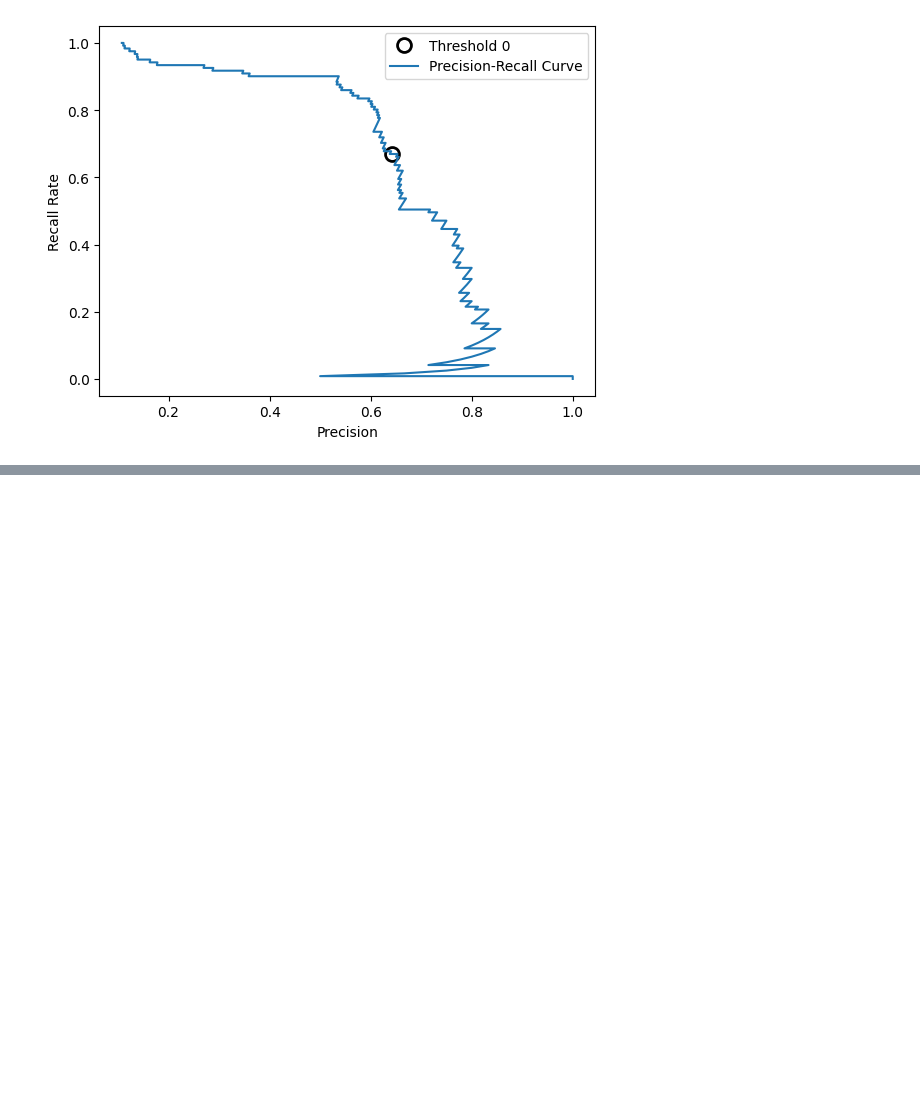
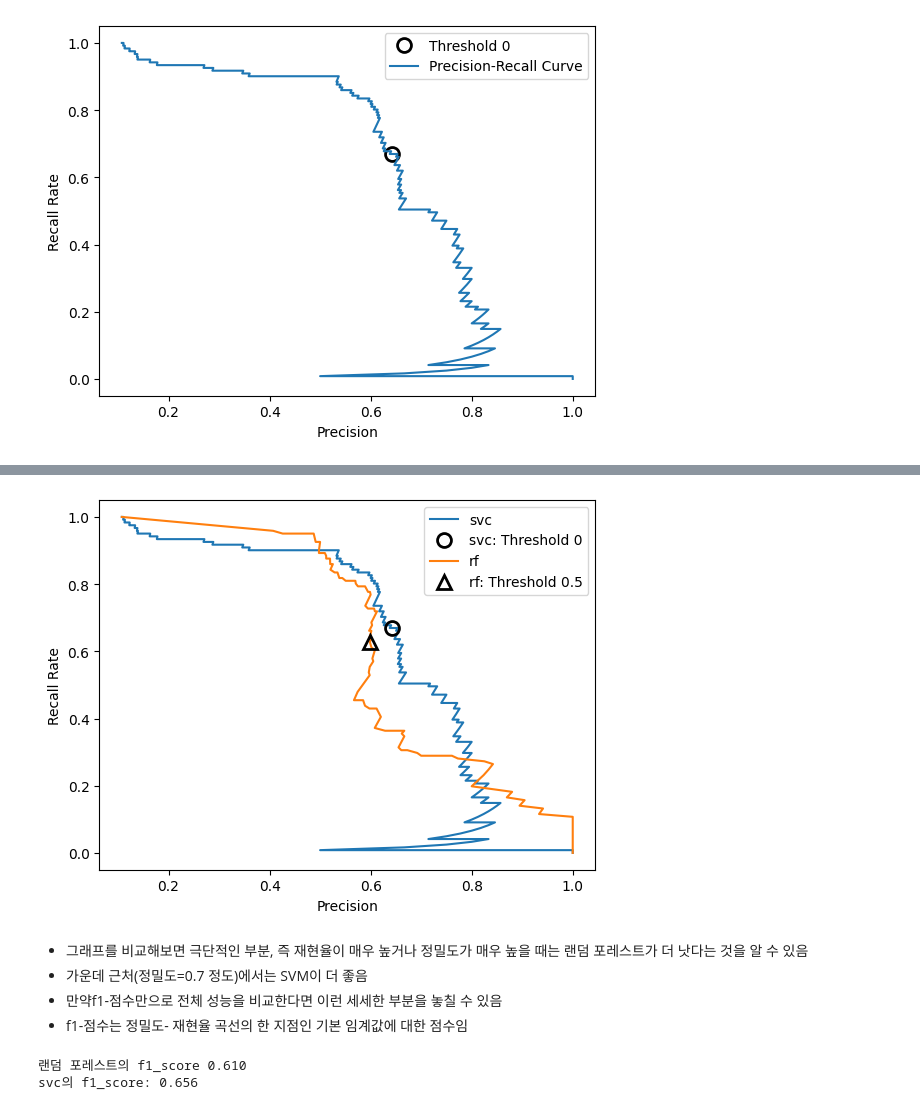
Before and after one commit to haribo09876/MachineLearning, a Jupyter notebook: 05. ModelEvaluationAndPerformanceImprovement/03. EvaluationIndicatorsAndMeasurements.ipynb, the cells around one changed output, grey strips where cells are left out. Saved outputs shown, nothing was run; the diff lists cells and outputs as text; code cells hidden in the pictures; blank space fills up the shorter version.

```diff
--- a/05. ModelEvaluationAndPerformanceImprovement/03. EvaluationIndicatorsAndMeasurements.ipynb
+++ b/05. ModelEvaluationAndPerformanceImprovement/03. EvaluationIndicatorsAndMeasurements.ipynb
@@ -433,0 +448,33 @@ plt.legend(loc="best");
+# %%
+# SVM과 랜덤 포레스트의 정밀도-재현율 곡선 비교
+from sklearn.ensemble import RandomForestClassifier
+
+rf = RandomForestClassifier(n_estimators=100, random_state=0, max_features=2)
+rf.fit(X_train, y_train)
+
+# RandomForestClassifier는 decision_function 대신 predict_proba를 제공
+precision_rf, recall_rf, thresholds_rf = precision_recall_curve(y_test, rf.predict_proba(X_test)[:, 1])
+
+plt.plot(precision, recall, label="svc")
+
+plt.plot(precision[close_zero], recall[close_zero], "o", markersize=10, label="svc: Threshold 0", fillstyle="none", c="k", mew=2)
+plt.plot(precision_rf, recall_rf, label="rf")
+
+close_default_rf = np.argmin(np.abs(thresholds_rf - 0.5))
+plt.plot(precision_rf[close_default_rf], recall_rf[close_default_rf], "^", c="k", markersize=10, label="rf: Threshold 0.5", fillstyle= "none", mew=2)
+plt.xlabel("Precision")
+plt.ylabel("Recall Rate")
+plt.legend(loc="best");
+# %% [output]
+[figure, added]
+# %% [markdown]
+- 그래프를 비교해보면 극단적인 부분, 즉 재현율이 매우 높거나 정밀도가 매우 높을 때는 랜덤 포레스트가 더 낫다는 것을 알 수 있음
+- 가운데 근처(정밀도=0.7 정도)에서는 SVM이 더 좋음
+- 만약f1-점수만으로 전체 성능을 비교한다면 이런 세세한 부분을 놓칠 수 있음
+- f1-점수는 정밀도- 재현율 곡선의 한 지점인 기본 임계값에 대한 점수임
+# %%
+print("랜덤 포레스트의 f1_score {:.3f}".format(f1_score(y_test, rf.predict(X_test))))
+print("svc의 f1_score: {:.3f}".format(f1_score(y_test, svc.predict(X_test))))
+# %% [output]
+랜덤 포레스트의 f1_score 0.610
+svc의 f1_score: 0.656
```
Also changed, not shown: parts of 41 cells of this notebook, 1 other file.
